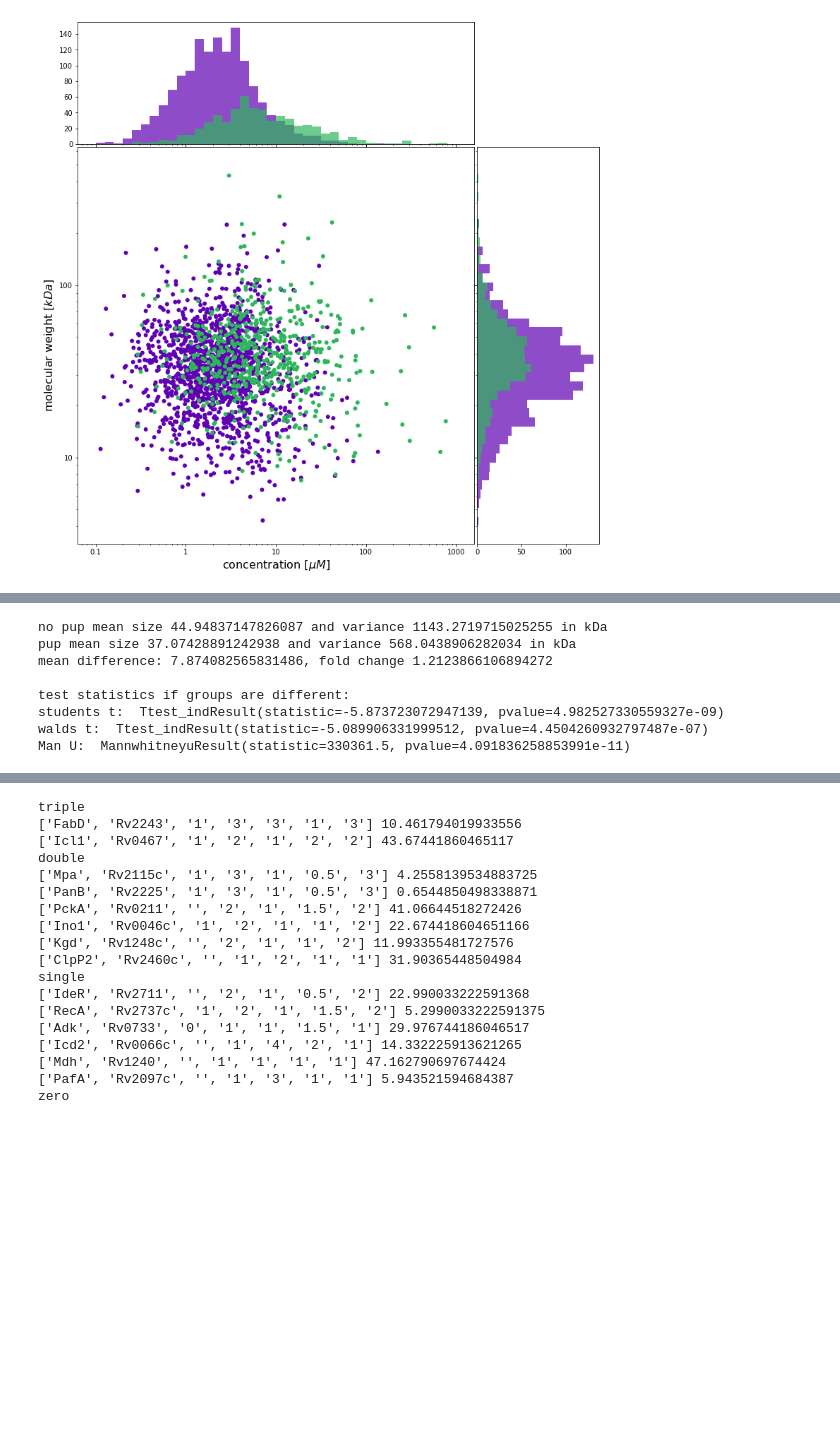
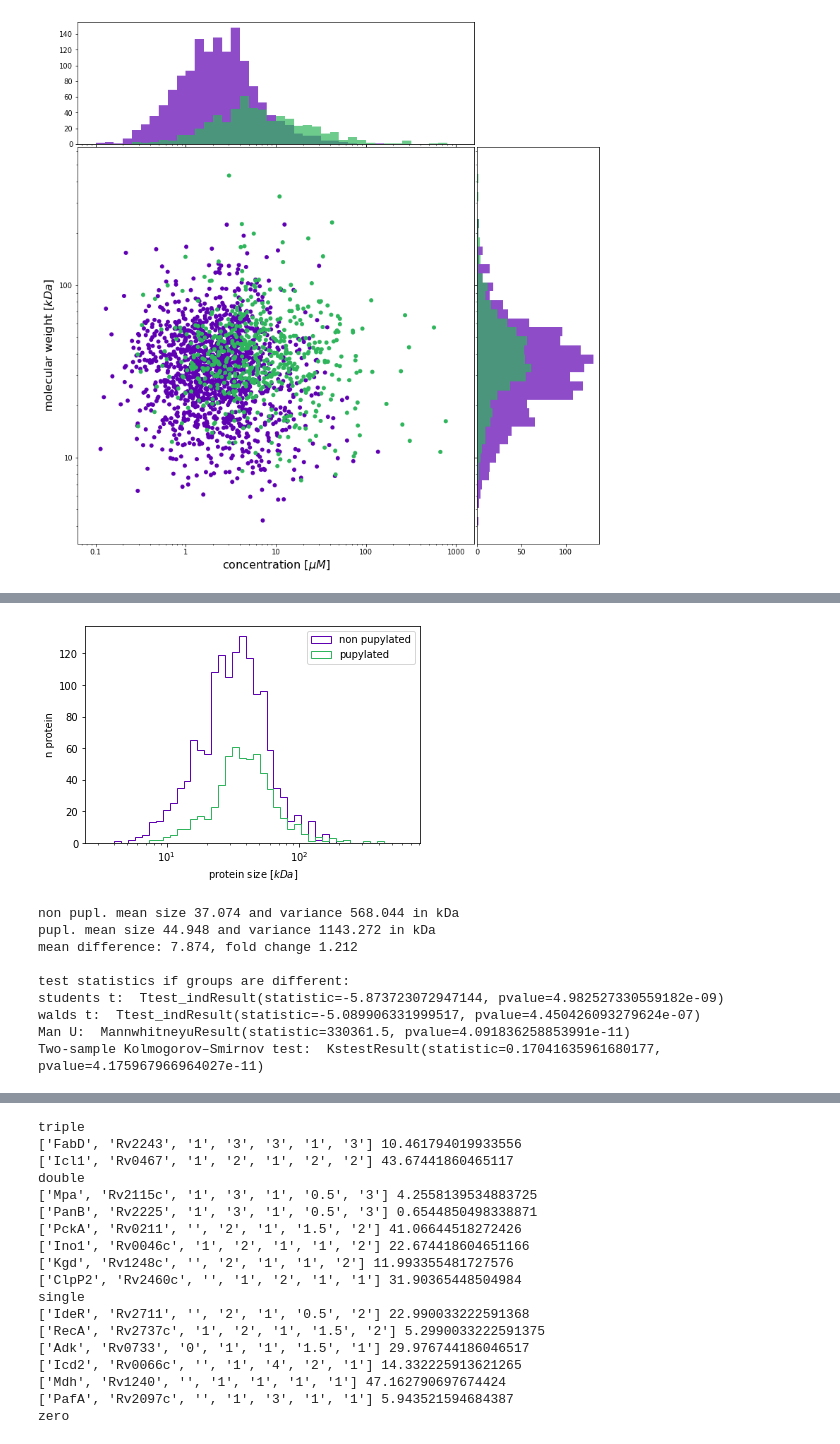
Before and after one commit to EWBlab/PupStatistics, a Jupyter notebook: PupylomeStatistics.ipynb, the cells around one changed output, grey strips where cells are left out. Cells and saved outputs as stored; diff of their text form; code cells hidden in the pictures; blank space fills up the shorter version.

```diff
--- a/PupylomeStatistics.ipynb
+++ b/PupylomeStatistics.ipynb
@@ -228,18 +270,36 @@ Man U:  MannwhitneyuResult(statistic=202091.0, pvalue=1.3490649505927827e-69)
 # %%
-print('no pup mean size {} and variance {} in kDa'.format(np.mean(y2), np.var(y2)))
-print('pup mean size {} and variance {} in kDa'.format(np.mean(y1), np.var(y1)))
-print('mean difference: {}, fold change {}'.format(np.mean(y2) - np.mean(y1), np.mean(y2) / np.mean(y1)))
+# not in pupylome data
+y1 = truncated_sizes[truncated_pupylations == 0]
+#y1 = y1[y1 <= np.quantile(y1, q=0.8)]
+# in pupylome data
+y2 = truncated_sizes[truncated_pupylations > 0]
+#y2 = y2[y2 <= np.quantile(y2, q=0.8)]
+
+plt.hist(y1, np.logspace(0.5,2.8,45), density=False, ec='#5F00B3', fc='1', histtype='step', label='non pupylated')
+plt.hist(y2, np.logspace(0.5,2.8,45), density=False, ec='#2FB55C', fc='1', histtype='step', label='pupylated')
+plt.xscale('log')
+plt.xlabel('protein size [$kDa$]')
+plt.legend(loc='upper right')
+plt.ylabel('n protein')
+plt.show()
+
+print('non pupl. mean size {:.3f} and variance {:.3f} in kDa'.format(np.mean(y1), np.var(y1)))
+print('pupl. mean size {:.3f} and variance {:.3f} in kDa'.format(np.mean(y2), np.var(y2)))
+print('mean difference: {:.3f}, fold change {:.3f}'.format(np.mean(y2) - np.mean(y1), np.mean(y2) / np.mean(y1)))
 
 print('\ntest statistics if groups are different:')
 print('students t:  {}'.format(stats.ttest_ind(y1, y2, equal_var=True)))
 print('walds t:  {}'.format(stats.ttest_ind(y1, y2, equal_var=False)))
 print('Man U:  {}'.format(stats.mannwhitneyu(y1, y2, alternative='two-sided')))
+print('Two-sample Kolmogorov–Smirnov test:  {}'.format(stats.ks_2samp(y1, y2, alternative='greater')))
 # %% [output]
+[figure, added]
-no pup mean size 44.94837147826087 and variance 1143.2719715025255 in kDa
-pup mean size 37.07428891242938 and variance 568.0438906282034 in kDa
-mean difference: 7.874082565831486, fold change 1.2123866106894272
+non pupl. mean size 37.074 and variance 568.044 in kDa
+pupl. mean size 44.948 and variance 1143.272 in kDa
+mean difference: 7.874, fold change 1.212
 
 test statistics if groups are different:
-students t:  Ttest_indResult(statistic=-5.873723072947139, pvalue=4.982527330559327e-09)
-walds t:  Ttest_indResult(statistic=-5.089906331999512, pvalue=4.4504260932797487e-07)
+students t:  Ttest_indResult(statistic=-5.873723072947144, pvalue=4.982527330559182e-09)
+walds t:  Ttest_indResult(statistic=-5.089906331999517, pvalue=4.450426093279624e-07)
 Man U:  MannwhitneyuResult(statistic=330361.5, pvalue=4.091836258853991e-11)
+Two-sample Kolmogorov–Smirnov test:  KstestResult(statistic=0.17041635961680177, pvalue=4.175967966964027e-11)
```
Also changed, not shown: parts of 10 cells of this notebook.
